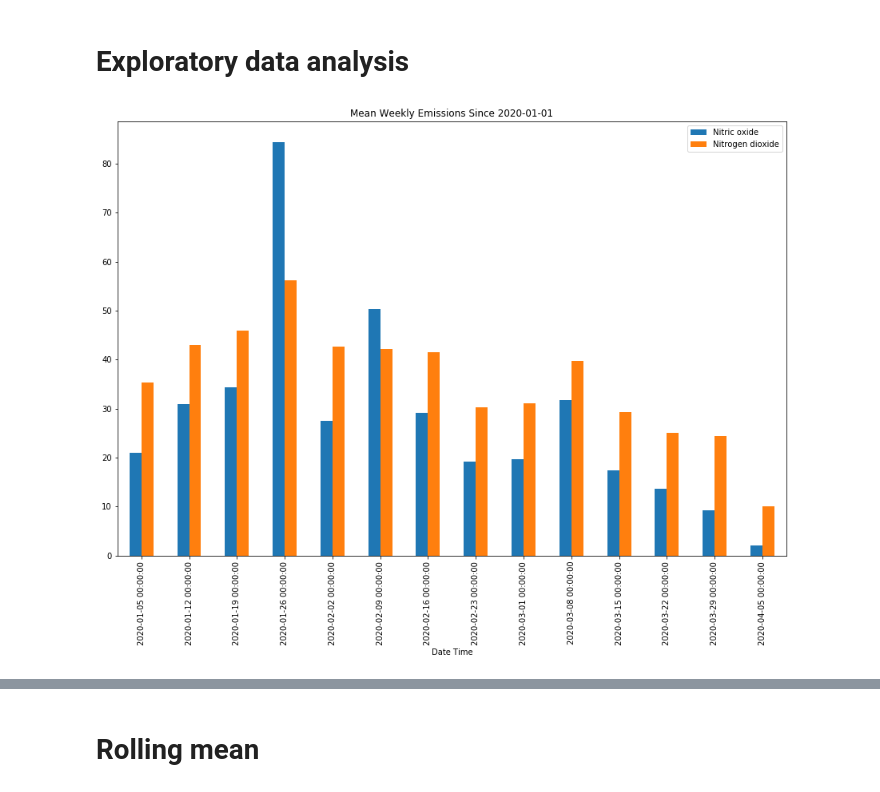
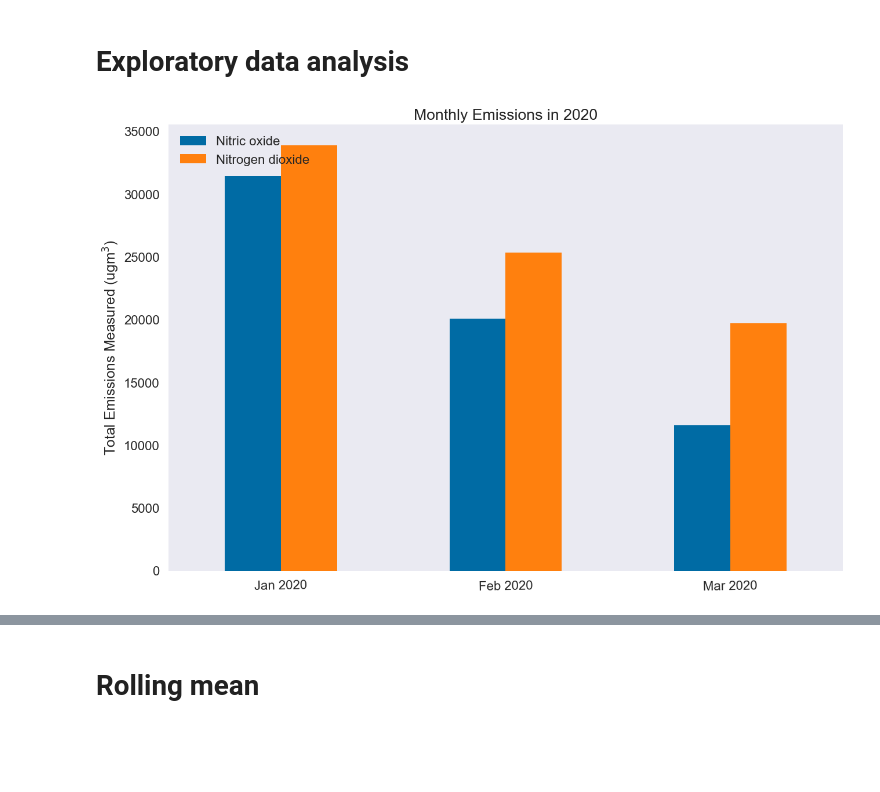
Before and after one commit to productivityboyz/Air-Pollution-Project, a Jupyter notebook: Derby Air Pollution.ipynb, the cells around one changed output, grey strips where cells are left out. Cells and saved outputs as stored; diff of their text form; code cells hidden in the pictures; blank space fills up the shorter version.

Commit message:
Added "start" and "end" functionality to main function, and made some custom graphs to post on Instagram summarising March

```diff
--- a/Derby Air Pollution.ipynb
+++ b/Derby Air Pollution.ipynb
@@ -87,11 +90,14 @@ df_all_index.index = df_all_index['Date Time']
 # %% [markdown]
 # Exploratory data analysis
 # %%
+### ADDING START AND END DATE ###
+
 # function to let you decide date range to plot
-def plot_date_range(dateinput,resample_string,plottype,aggregate):
+def plot_date_range(start,end,resample_string,plottype,aggregate):
     '''
     Parameters:
-    dateinput = date string in format YYYY-MM-DD
+    start = date string in format YYYY-MM-DD
+    end = date string in format YYYY-MM-DD
     resample = string of 'H'/'D'/'W'/'M'
     plottype = string 'line' or 'bar'
     aggregate = string 'sum','average','median'
@@ -108,20 +114,21 @@ def plot_date_range(dateinput,resample_string,plottype,aggregate):
     elif resample_string == 'M':
         title_string = 'Monthly'
 
-    # date to plot from
-    dateinput_datetime = datetime.strptime(dateinput,'%Y-%m-%d')
+    # dates to plot
+    start = datetime.strptime(start,'%Y-%m-%d')
+    end = datetime.strptime(end,'%Y-%m-%d')
 
     # resampling based on input
     if resample_string == 'H':
-        z = df_all_index[df_all_index.index>=dateinput_datetime]
+        z = df_all_index.loc[start:end]
         if plottype == 'line':
             x = z[['Nitric oxide','Nitrogen dioxide']].plot(figsize=(15,10))
         elif plottype == 'bar':
             x = z[['Nitric oxide','Nitrogen dioxide']].plot.bar(figsize=(15,10))
-        x.set_title('Hourly Emissions Since {}'.format(dateinput))
+        x.set_title('Hourly Emissions Between {} and {}'.format(start,end))
         x.set_ylim(0)
     else:
-        z = df_all_index[df_all_index.index>=dateinput_datetime]
+        z = df_all_index.loc[start:end]
         if plottype == 'line':
             if aggregate == 'sum':
                 x = z[['Nitric oxide','Nitrogen dioxide']].resample(resample_string).sum().plot(figsize=(15,10))
@@ -129,7 +136,7 @@ def plot_date_range(dateinput,resample_string,plottype,aggregate):
                 x = z[['Nitric oxide','Nitrogen dioxide']].resample(resample_string).mean().plot(figsize=(15,10))
             elif aggregate == 'median':
                 x = z[['Nitric oxide','Nitrogen dioxide']].resample(resample_string).median().plot(figsize=(15,10))
-            x.set_title('{} {} Emissions Since {}'.format(aggregate.title(),title_string,dateinput))
+            x.set_title('{} {} Emissions Between {} and {}'.format(aggregate.title(),title_string,start,end))
             x.set_ylim(0)
         elif plottype == 'bar':
             if aggregate == 'sum':
@@ -138,10 +145,17 @@ def plot_date_range(dateinput,resample_string,plottype,aggregate):
                 x = z[['Nitric oxide','Nitrogen dioxide']].resample(resample_string).mean().plot.bar(figsize=(15,10))
             elif aggregate == 'median':
                 x = z[['Nitric oxide','Nitrogen dioxide']].resample(resample_string).median().plot.bar(figsize=(15,10))
-            x.set_title('{} {} Emissions Since {}'.format(aggregate.title(),title_string,dateinput))
+            x.set_title('{} {} Emissions Between {} and {}'.format(aggregate.title(),title_string,start,end))
             x.set_ylim(0)
+
+            plt.xticks(np.arange(3),['Jan 2020','Feb 2020','Mar 2020'])
+            plt.xticks(rotation=1)
+            plt.title('Monthly Emissions in 2020')
+            plt.xlabel('')
+            plt.ylabel('Total Emissions Measured (ugm$^3$)')
+            plt.legend(loc='upper left')
 # %%
-plot_date_range('2020-01-01','W','bar','mean')
+plot_date_range('2020-01-01','2020-03-31','M','bar','sum')
 # %% [output]
-[figure, old version]
+[figure, new version]
 # %%
```
Also changed, not shown: parts of 13 cells of this notebook, 1 other file.
